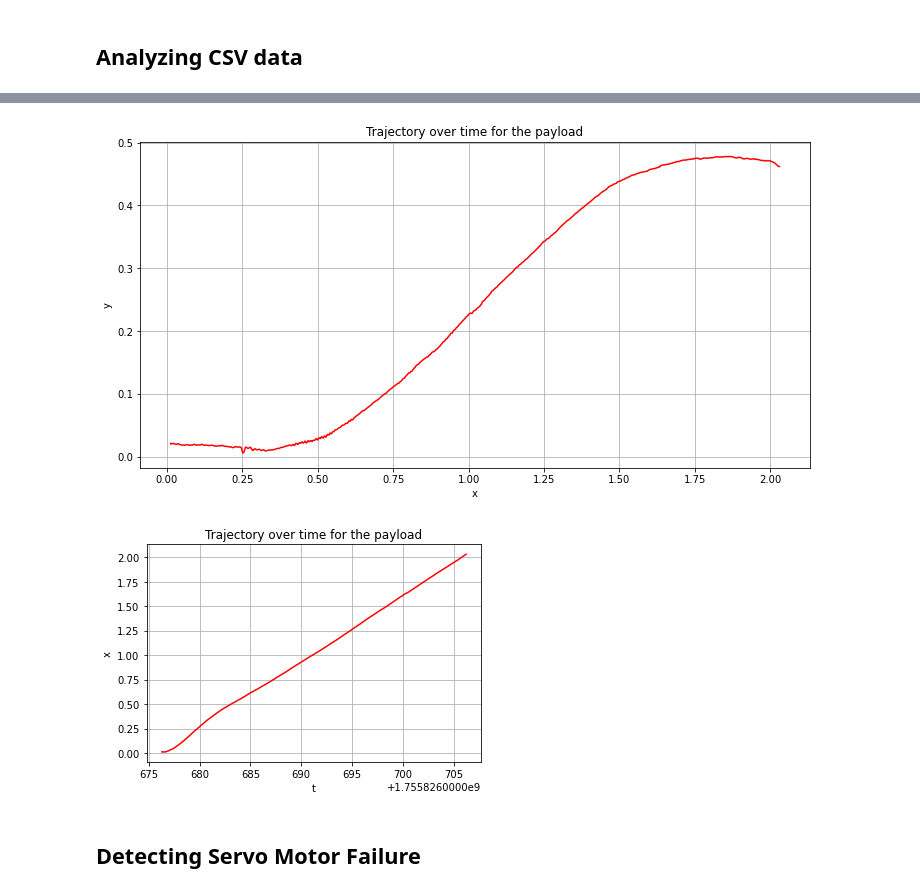
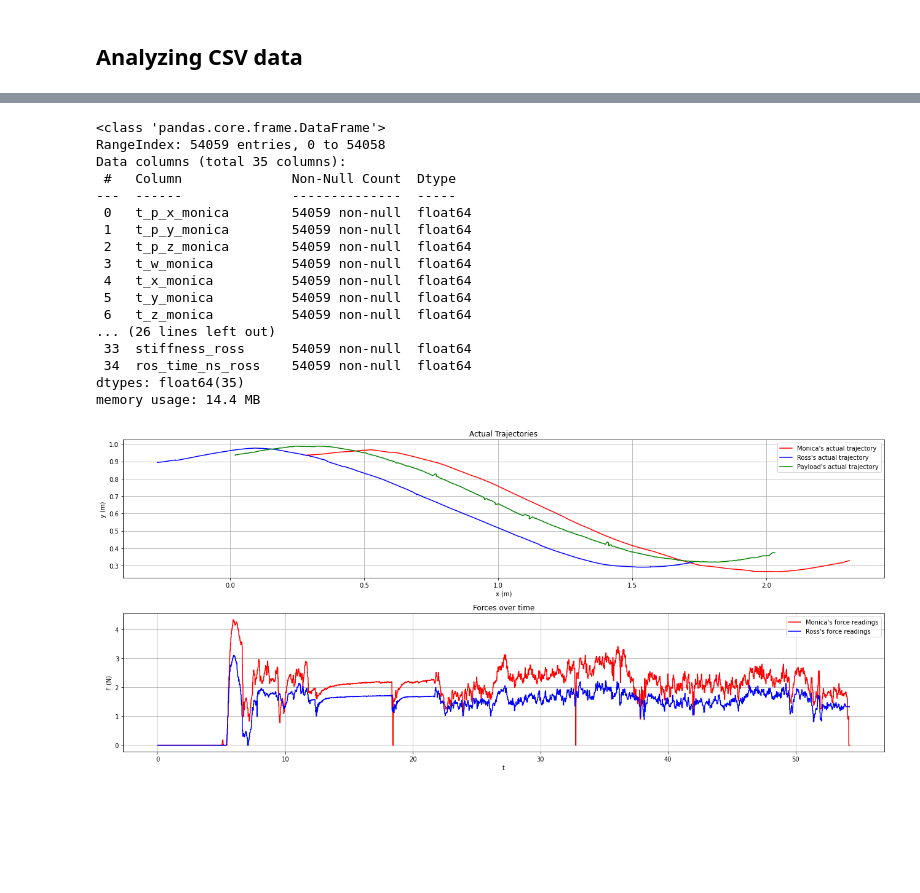
Before and after one commit to BCLab-UNM/MARIAM, a Jupyter notebook: analysis/vicon_experiments/vicon_experiments.ipynb, the cells around one changed output, grey strips where cells are left out. Saved outputs shown, nothing was run; the diff lists cells and outputs as text; code cells hidden in the pictures; blank space fills up the shorter version.

Commit message:
updated notebook for trajectories and forces

```diff
--- a/analysis/vicon_experiments/vicon_experiments.ipynb
+++ b/analysis/vicon_experiments/vicon_experiments.ipynb
@@ -442,9 +517,9 @@ Ross distance traveled: 3.0540800392627716
 # %% [markdown]
 ## Analyzing CSV data
 # %%
-csv_path = '../../data/dynamic_admittance_trial_0/trajectory_data.csv'
+csv_path = '../../data/08-25_dp_right_trial_01/'
 
-traj_df = pd.read_csv(csv_path)
+traj_df = pd.read_csv(csv_path + 'trajectory_data.csv')
 
 traj_df.info()
 # %% [output]
@@ -468,23 +543,27 @@ memory usage: 211.2 KB
+# %%
+forces_df = get_time_series_data(
+    csv_path, 'csv_force', time_col='ros_time_sec')
+
+forces_df.info()
+# %% [output]
+<class 'pandas.core.frame.DataFrame'>
+RangeIndex: 54059 entries, 0 to 54058
+Data columns (total 35 columns):
+ #   Column              Non-Null Count  Dtype
+---  ------              --------------  -----
+ 0   t_p_x_monica        54059 non-null  float64
+ 1   t_p_y_monica        54059 non-null  float64
+ 2   t_p_z_monica        54059 non-null  float64
+ 3   t_w_monica          54059 non-null  float64
+ 4   t_x_monica          54059 non-null  float64
+ 5   t_y_monica          54059 non-null  float64
+ 6   t_z_monica          54059 non-null  float64
+... (26 lines left out)
+ 33  stiffness_ross      54059 non-null  float64
+ 34  ros_time_ns_ross    54059 non-null  float64
+dtypes: float64(35)
+memory usage: 14.4 MB
 # %%
-fig = plt.figure(figsize=(12, 6))
-
-plot_trajectory(
-    traj_df['act_payload_x'].to_numpy(),
-    traj_df['act_payload_y'].to_numpy(),
-    'x',
-    'y',
-    'the payload'
-)
-
-plot_trajectory(
-    traj_df['ros_time_sec'].to_numpy(),
-    traj_df['act_payload_x'].to_numpy(),
-    't',
-    'x',
-    'the payload'
-)
+plot_traj_and_force(traj_df, forces_df)
 # %% [output]
-[figure, old version]
+[figure, new version]
-[figure, removed]
-# %% [markdown]
-## Detecting Servo Motor Failure
```
Also changed, not shown: parts of 8 cells of this notebook.
